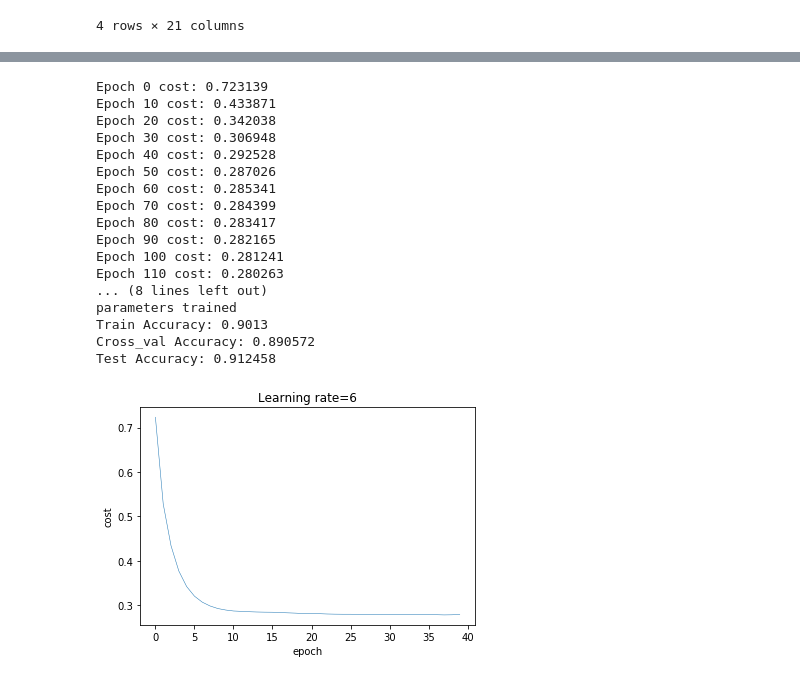
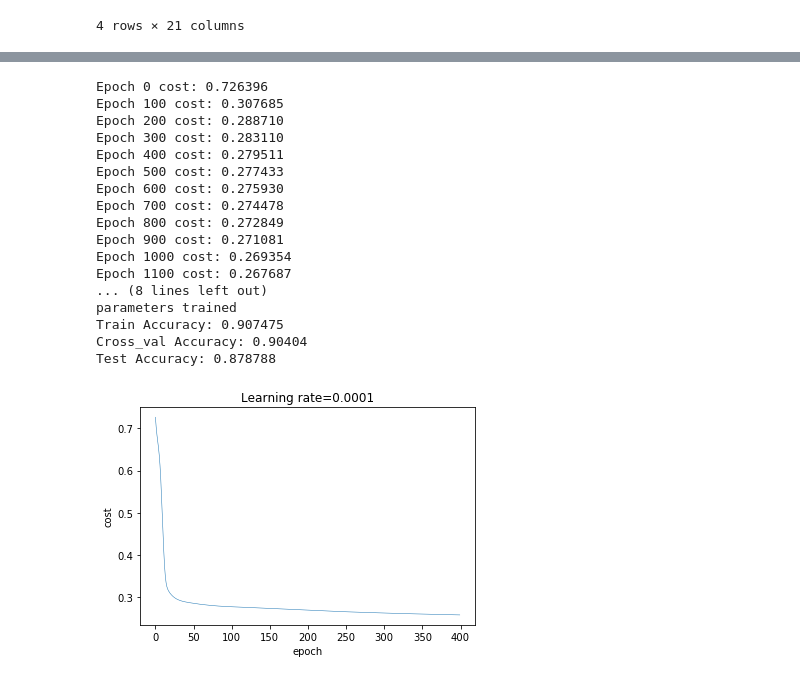
Before and after one commit to DanOKeefe/BankDirectMarketingCampaign, a Jupyter notebook: BankMarketing.ipynb, the cells around one changed output, grey strips where cells are left out. Saved outputs shown, nothing was run; the diff lists cells and outputs as text; code cells hidden in the pictures.

```diff
--- a/BankMarketing.ipynb
+++ b/BankMarketing.ipynb
@@ -262,7 +262,7 @@ def compute_cost(Z7, Y, parameters):
     #L2_regularization_cost = np.sum(np.square(W1)) + np.sum(np.square(W2)) + np.sum(np.square(W3))
 
     # maybe increase beta a bit more since this model overfits more than the 2 layer one
-    beta = 0.001
+    beta = 0.00
 
     regularizers = tf.nn.l2_loss(W1) + tf.nn.l2_loss(W2) + tf.nn.l2_loss(W3) +  tf.nn.l2_loss(W4) + tf.nn.l2_loss(W5) + tf.nn.l2_loss(W6) + tf.nn.l2_loss(W7)
     cost = tf.reduce_mean(cost + beta*regularizers)
@@ -297,7 +297,7 @@ def random_mini_batches(X, Y, mini_batch_size = 64):
     return mini_batches
 # %%
 def model(X_train, Y_train, X_test, Y_test, X_cv, Y_cv, learning_rate = 0.3,
-         num_epochs = 200, minibatch_size = 64, print_cost = True):
+         num_epochs = 2000, minibatch_size = 64, print_cost = True):
 
     ops.reset_default_graph()
     (n_x,m) = X_train.shape
@@ -323,16 +323,10 @@ def model(X_train, Y_train, X_test, Y_test, X_cv, Y_cv, learning_rate = 0.3,
                 (minibatch_X, minibatch_Y) = minibatch
                 _, minibatch_cost = sess.run([optimizer, cost], feed_dict={X:minibatch_X, Y:minibatch_Y})
                 epoch_cost += minibatch_cost / num_minibatches
-            if print_cost == True and epoch % 10 == 0:
+            if print_cost == True and epoch % 100 == 0:
                 print('Epoch %i cost: %f' % (epoch, epoch_cost))
             if print_cost == True and epoch % 5 == 0 and epoch >= 0:
                 costs.append(epoch_cost)
-            if epoch > 50:
-                learning_rate = 6
-            if epoch > 550:
-                learning_rate = 0.5
-            if epoch > 700:
-                learning_rate = 0.5
 
         plt.plot(np.squeeze(costs),lw=0.5)
         plt.ylabel('cost')
@@ -361,42 +355,44 @@ def model(X_train, Y_train, X_test, Y_test, X_cv, Y_cv, learning_rate = 0.3,
 
         return parameters
 # %%
-# Train Accuracy: 0.909425
-# Cross_val Accuracy: 0.917508
-# Test Accuracy: 0.873737
+#Train Accuracy: 0.907475
+#Cross_val Accuracy: 0.90404
+#Test Accuracy: 0.878788
 # 2k iterations
-# parameters = model(X_train, Y_train, X_test, Y_test, X_cv, Y_cv, learning_rate = 0.0001, minibatch_size=50)
+parameters = model(X_train, Y_train, X_test, Y_test, X_cv, Y_cv, learning_rate = 0.0001, minibatch_size=8000)
+
 # Train Accuracy: 0.899525
 # Cross_val Accuracy: 0.919192
 # Test Accuracy: 0.882155
 # 2k iterations
 # parameters = model(X_train, Y_train, X_test, Y_test, X_cv, Y_cv, learning_rate = 0.0001, minibatch_size=40000)
+
 # Train Accuracy: 0.9013
 # Cross_val Accuracy: 0.890572
 # Test Accuracy: 0.912458
 # 200 iterations, batch size =  400, beta = 0.001
-parameters = model(X_train, Y_train, X_test, Y_test, X_cv, Y_cv, learning_rate = .001, minibatch_size=400)
+#parameters = model(X_train, Y_train, X_test, Y_test, X_cv, Y_cv, learning_rate = .001, minibatch_size=400)
 
 # can't seem to get better than 92% accuracy with this model.
 # %% [output]
-Epoch 0 cost: 0.723139
-Epoch 10 cost: 0.433871
-Epoch 20 cost: 0.342038
-Epoch 30 cost: 0.306948
-Epoch 40 cost: 0.292528
-Epoch 50 cost: 0.287026
-Epoch 60 cost: 0.285341
-Epoch 70 cost: 0.284399
-Epoch 80 cost: 0.283417
-Epoch 90 cost: 0.282165
-Epoch 100 cost: 0.281241
-Epoch 110 cost: 0.280263
+Epoch 0 cost: 0.726396
+Epoch 100 cost: 0.307685
+Epoch 200 cost: 0.288710
+Epoch 300 cost: 0.283110
+Epoch 400 cost: 0.279511
+Epoch 500 cost: 0.277433
+Epoch 600 cost: 0.275930
+Epoch 700 cost: 0.274478
+Epoch 800 cost: 0.272849
+Epoch 900 cost: 0.271081
+Epoch 1000 cost: 0.269354
+Epoch 1100 cost: 0.267687
 ... (8 lines left out)
 parameters trained
-Train Accuracy: 0.9013
-Cross_val Accuracy: 0.890572
-Test Accuracy: 0.912458
+Train Accuracy: 0.907475
+Cross_val Accuracy: 0.90404
+Test Accuracy: 0.878788
-[figure, old version]
+[figure, new version]
 # %%
 print(parameters)
 # %% [output]
```
Also changed, not shown: parts of 2 cells of this notebook.
